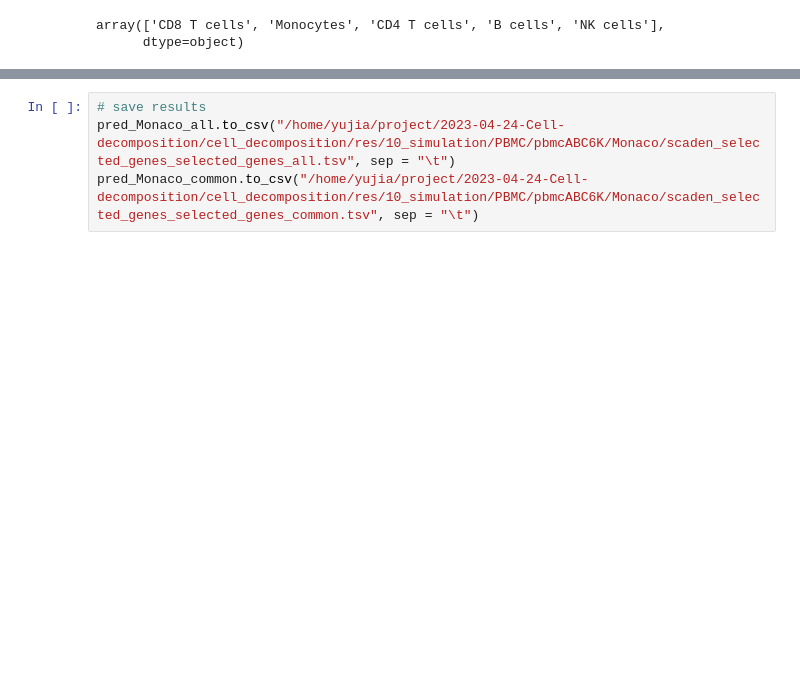
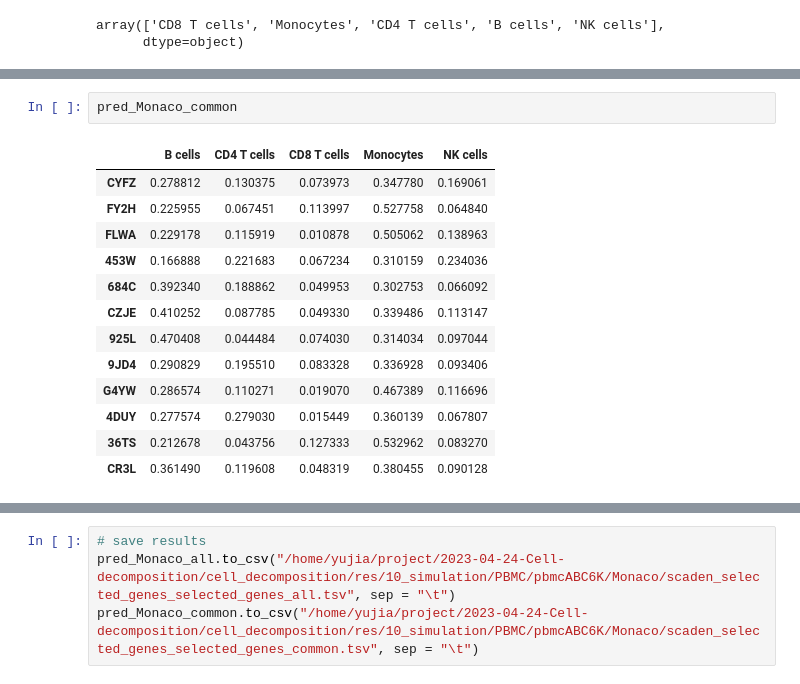
Before and after one commit to yujias424/CausalCellInfer, a Jupyter notebook: demo/code/PBMC/03_deconvolution/01_cell_deconvolution_PBMC_Monaco.ipynb, the cells around one changed output, grey strips where cells are left out. Drawn from its saved outputs; the diff is of its cells as text; blank space fills up the shorter version.

```diff
--- a/demo/code/PBMC/03_deconvolution/01_cell_deconvolution_PBMC_Monaco.ipynb
+++ b/demo/code/PBMC/03_deconvolution/01_cell_deconvolution_PBMC_Monaco.ipynb
@@ -115,0 +160,16 @@ pred_Monaco_all = ScadenDeconvolution(sc_data, test_x_Monaco,
+# %%
+pred_Monaco_common
+# %% [output]
+|  | B cells | CD4 T cells | CD8 T cells | Monocytes | NK cells |
+| CYFZ | 0.278812 | 0.130375 | 0.073973 | 0.347780 | 0.169061 |
+| FY2H | 0.225955 | 0.067451 | 0.113997 | 0.527758 | 0.064840 |
+| FLWA | 0.229178 | 0.115919 | 0.010878 | 0.505062 | 0.138963 |
+| 453W | 0.166888 | 0.221683 | 0.067234 | 0.310159 | 0.234036 |
+| 684C | 0.392340 | 0.188862 | 0.049953 | 0.302753 | 0.066092 |
+| CZJE | 0.410252 | 0.087785 | 0.049330 | 0.339486 | 0.113147 |
+| 925L | 0.470408 | 0.044484 | 0.074030 | 0.314034 | 0.097044 |
+| 9JD4 | 0.290829 | 0.195510 | 0.083328 | 0.336928 | 0.093406 |
+| G4YW | 0.286574 | 0.110271 | 0.019070 | 0.467389 | 0.116696 |
+| 4DUY | 0.277574 | 0.279030 | 0.015449 | 0.360139 | 0.067807 |
+| 36TS | 0.212678 | 0.043756 | 0.127333 | 0.532962 | 0.083270 |
+| CR3L | 0.361490 | 0.119608 | 0.048319 | 0.380455 | 0.090128 |
```
Also changed, not shown: parts of 8 cells of this notebook, 3 other files.
